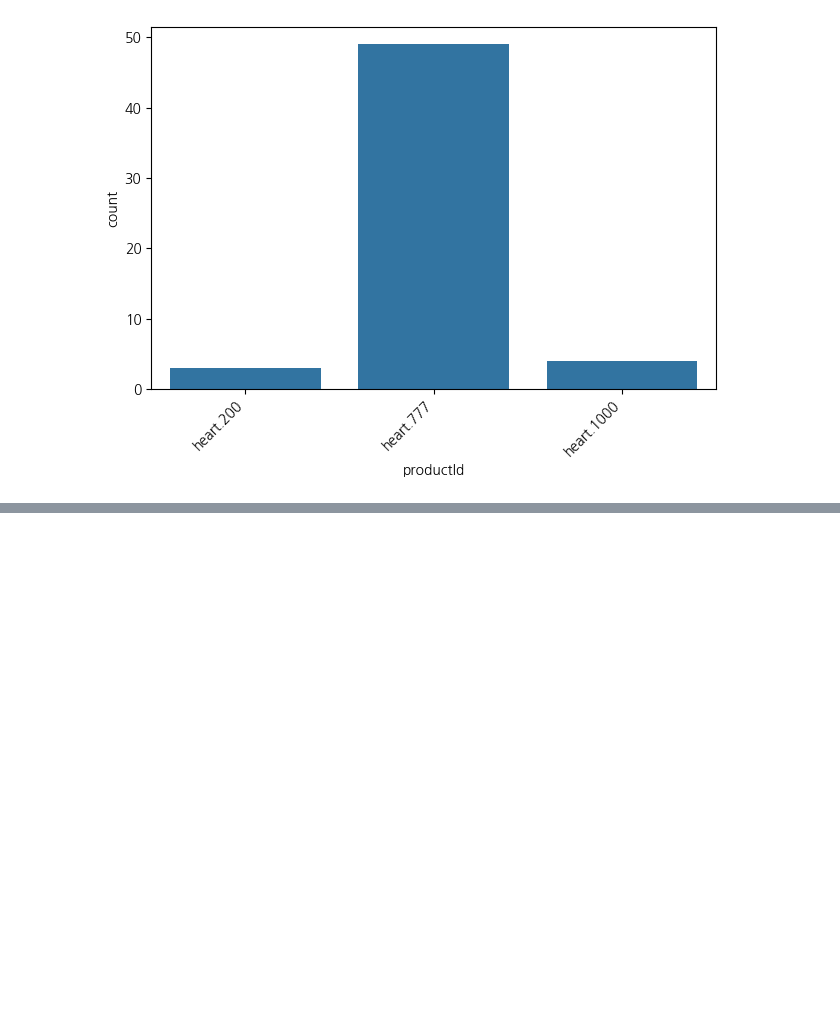
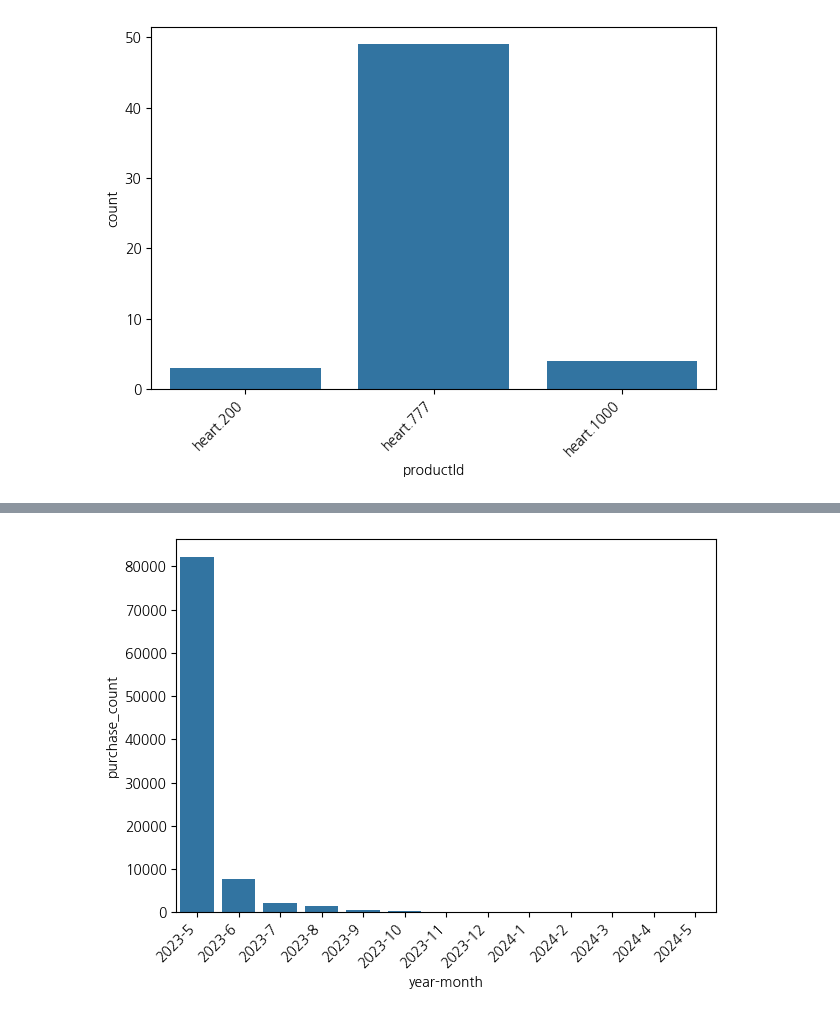
Before and after one commit to moon-aeon/final_project, a Jupyter notebook: notebooks/eda.ipynb, the cells around one changed output, grey strips where cells are left out. Drawn from its saved outputs; the diff is of its cells as text; code cells hidden in the pictures; blank space fills up the shorter version.

```diff
--- a/notebooks/eda.ipynb
+++ b/notebooks/eda.ipynb
@@ -83,3 +119,16 @@ plt.tight_layout()
 plt.show()
 # %% [output]
 [figure]
+# %%
+payment_by_month_query = """
+SELECT
+    YEAR(created_at) AS year,
+    MONTH(created_at) AS month,
+    COUNT(created_at) AS purchase_count
+FROM accounts_paymenthistory
+GROUP BY 1, 2
+;
+"""
+
+purchase_by_month_df = pd.read_sql(payment_by_month_query, con=engine)
+purchase_by_month_df.head()
@@ -85,0 +142,5 @@ plt.show()
+# %%
+purchase_by_month_df['year'] = purchase_by_month_df['year'].astype('str')
+purchase_by_month_df['month'] = purchase_by_month_df['month'].astype('str')
+purchase_by_month_df['year-month'] = purchase_by_month_df['year'] + '-' + purchase_by_month_df['month']
+purchase_by_month_df.head()
@@ -85,0 +154,13 @@ plt.show()
+# %%
+# 월별 하트 구매 건수
+sns.barplot(
+    data=purchase_by_month_df,
+    x='year-month',
+    y='purchase_count'
+)
+
+plt.xticks(rotation=45, ha="right")
+plt.tight_layout()
+plt.show()
+# %% [output]
+[figure, added]
```
Also changed, not shown: parts of 9 cells of this notebook, 10 other files.
